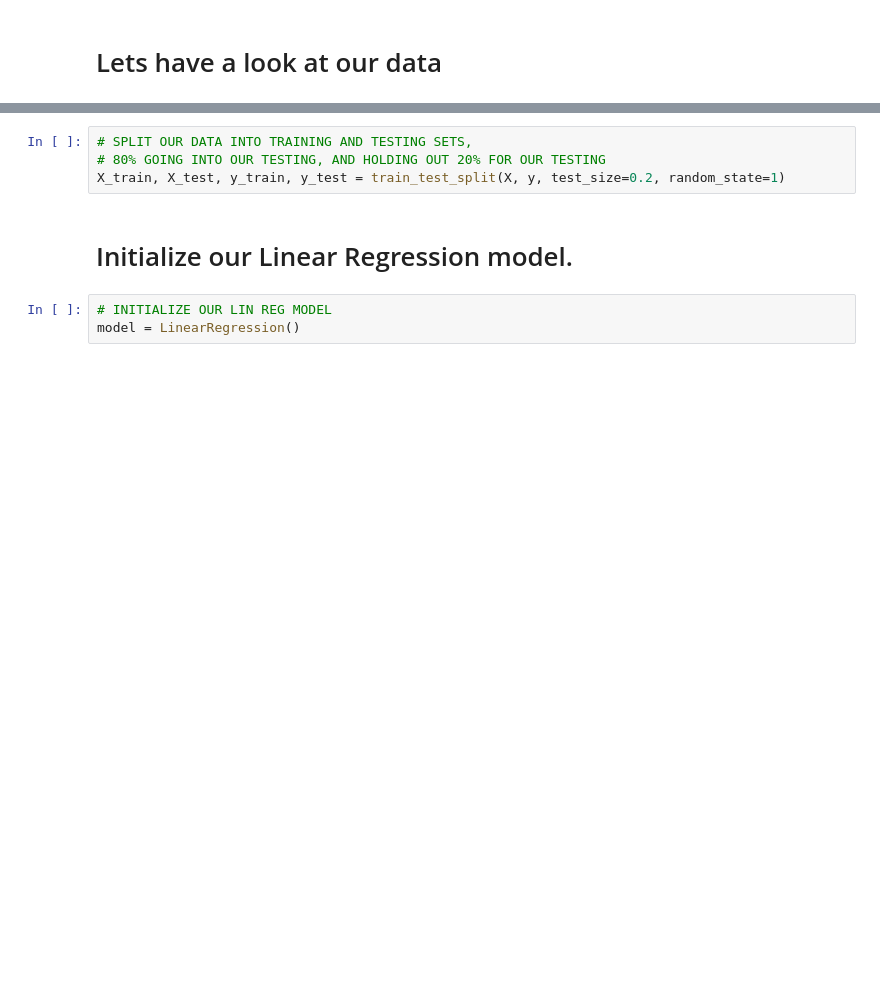
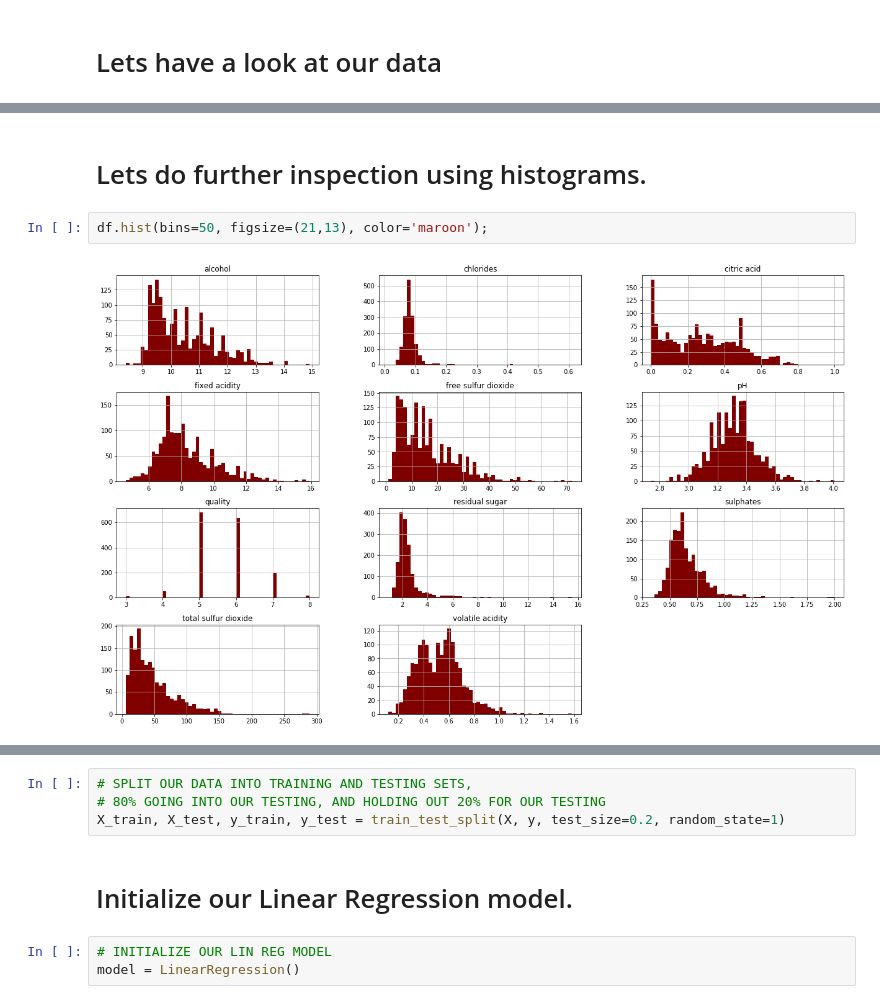
Before and after one commit to zd123/Linear-Regression-Lesson, a Jupyter notebook: linear-regression-walkthrough.ipynb, the cells around one changed output, grey strips where cells are left out. Cells and saved outputs as stored; diff of their text form; blank space fills up the shorter version.

```diff
--- a/linear-regression-walkthrough.ipynb
+++ b/linear-regression-walkthrough.ipynb
@@ -49,0 +73,6 @@ df.head()
+# %% [markdown]
+# Lets do further inspection using histograms.
+# %%
+df.hist(bins=50, figsize=(21,13), color='maroon');
+# %% [output]
+[figure, added]
```
Also changed, not shown: parts of 36 cells of this notebook, 3 other files.
